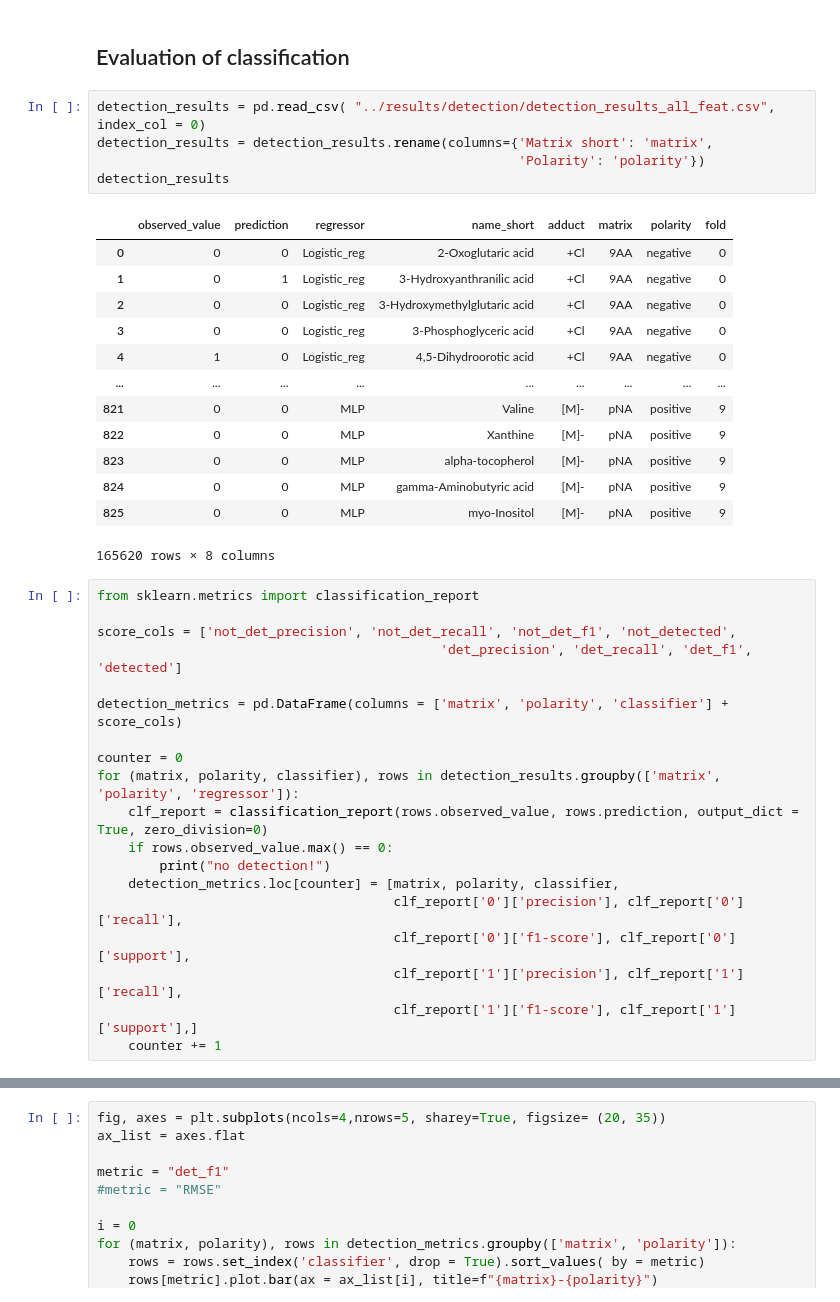
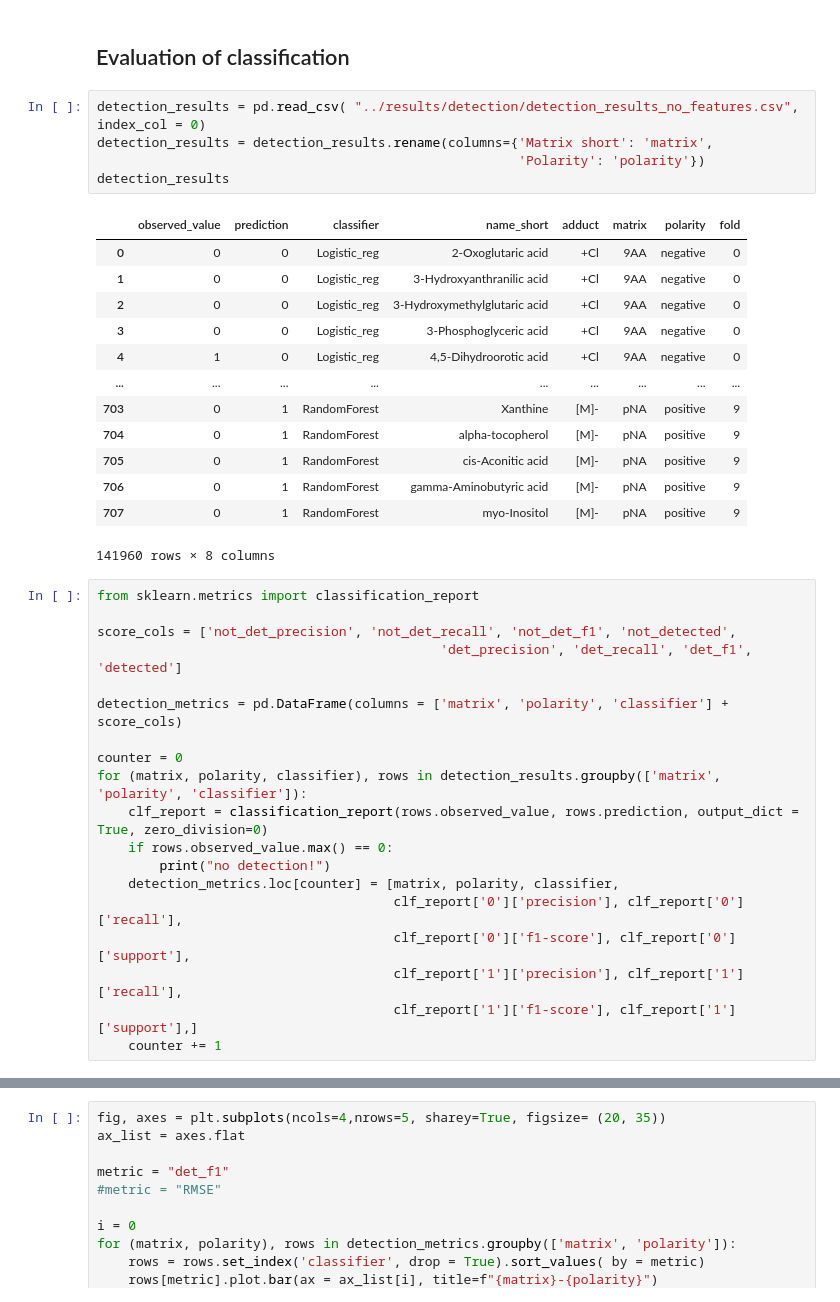
Before and after one commit to alexandrovteam/predicting-APMALDI-response, a Jupyter notebook: notebooks/eval_detection.ipynb, the cells around one changed output, grey strips where cells are left out. Saved outputs shown, nothing was run; the diff lists cells and outputs as text.

```diff
--- a/notebooks/eval_detection.ipynb
+++ b/notebooks/eval_detection.ipynb
@@ -9,24 +9,24 @@ from sklearn.metrics import mean_squared_error
 # %% [markdown]
 ## Evaluation of classification
 # %%
-detection_results = pd.read_csv( "../results/detection/detection_results_all_feat.csv", index_col = 0)
+detection_results = pd.read_csv( "../results/detection/detection_results_no_features.csv", index_col = 0)
 detection_results = detection_results.rename(columns={'Matrix short': 'matrix',
                                                       'Polarity': 'polarity'})
 detection_results
 # %% [output]
-|  | observed_value | prediction | regressor | name_short | adduct | matrix | polarity | fold |
+|  | observed_value | prediction | classifier | name_short | adduct | matrix | polarity | fold |
 | 0 | 0 | 0 | Logistic_reg | 2-Oxoglutaric acid | +Cl | 9AA | negative | 0 |
-| 1 | 0 | 1 | Logistic_reg | 3-Hydroxyanthranilic acid | +Cl | 9AA | negative | 0 |
+| 1 | 0 | 0 | Logistic_reg | 3-Hydroxyanthranilic acid | +Cl | 9AA | negative | 0 |
 | 2 | 0 | 0 | Logistic_reg | 3-Hydroxymethylglutaric acid | +Cl | 9AA | negative | 0 |
 | 3 | 0 | 0 | Logistic_reg | 3-Phosphoglyceric acid | +Cl | 9AA | negative | 0 |
 | 4 | 1 | 0 | Logistic_reg | 4,5-Dihydroorotic acid | +Cl | 9AA | negative | 0 |
 | ... | ... | ... | ... | ... | ... | ... | ... | ... |
-| 821 | 0 | 0 | MLP | Valine | [M]- | pNA | positive | 9 |
-| 822 | 0 | 0 | MLP | Xanthine | [M]- | pNA | positive | 9 |
-| 823 | 0 | 0 | MLP | alpha-tocopherol | [M]- | pNA | positive | 9 |
-| 824 | 0 | 0 | MLP | gamma-Aminobutyric acid | [M]- | pNA | positive | 9 |
-| 825 | 0 | 0 | MLP | myo-Inositol | [M]- | pNA | positive | 9 |
+| 703 | 0 | 1 | RandomForest | Xanthine | [M]- | pNA | positive | 9 |
+| 704 | 0 | 1 | RandomForest | alpha-tocopherol | [M]- | pNA | positive | 9 |
+| 705 | 0 | 1 | RandomForest | cis-Aconitic acid | [M]- | pNA | positive | 9 |
+| 706 | 0 | 1 | RandomForest | gamma-Aminobutyric acid | [M]- | pNA | positive | 9 |
+| 707 | 0 | 1 | RandomForest | myo-Inositol | [M]- | pNA | positive | 9 |
-165620 rows × 8 columns
+141960 rows × 8 columns
 # %%
 from sklearn.metrics import classification_report
 
@@ -36,7 +36,7 @@ score_cols = ['not_det_precision', 'not_det_recall', 'not_det_f1', 'not_detected
 detection_metrics = pd.DataFrame(columns = ['matrix', 'polarity', 'classifier'] + score_cols)
 
 counter = 0
-for (matrix, polarity, classifier), rows in detection_results.groupby(['matrix', 'polarity', 'regressor']):
+for (matrix, polarity, classifier), rows in detection_results.groupby(['matrix', 'polarity', 'classifier']):
     clf_report = classification_report(rows.observed_value, rows.prediction, output_dict = True, zero_division=0)
     if rows.observed_value.max() == 0:
         print("no detection!")
```
Also changed, not shown: parts of 2 cells of this notebook, 6 other files.
